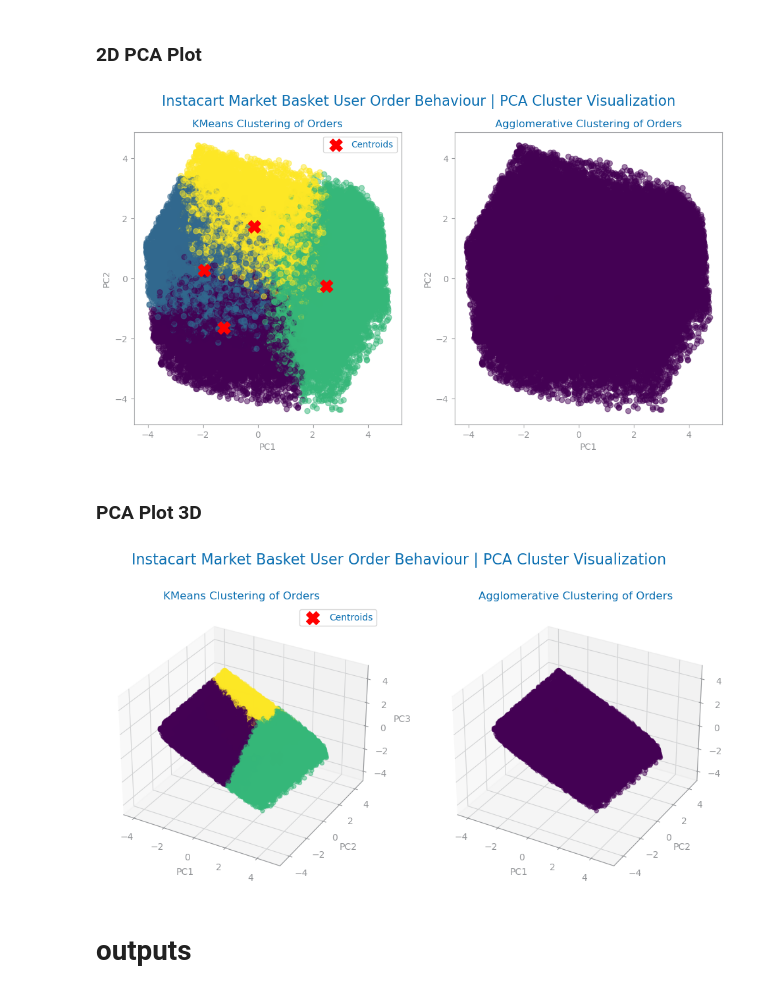
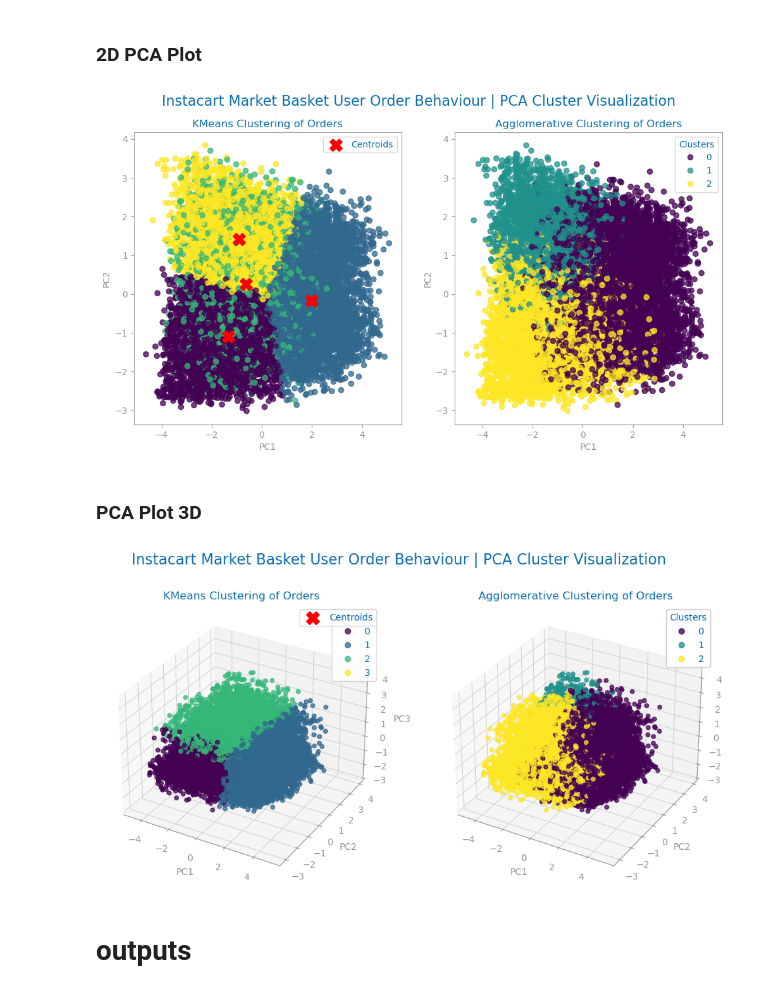
Before and after one commit to jvanalytics/ist_dash_2024_rec, a Jupyter notebook: non_supervised_analysis/notebooks/dataset_3/2_instacart_clustering.ipynb, the cells around one changed output. Cells and saved outputs as stored; diff of their text form; code cells hidden in the pictures.

```diff
--- a/non_supervised_analysis/notebooks/dataset_3/2_instacart_clustering.ipynb
+++ b/non_supervised_analysis/notebooks/dataset_3/2_instacart_clustering.ipynb
@@ -249,16 +389,14 @@ def drop_numeric_outliers(df, summary, numeric_vars, factor=1):
 
 
 
-users_df = truncate_outliers(users_df, summary5, numeric_vars)
+# users_df = truncate_outliers(users_df, summary5, numeric_vars)
 
 
-# outlier_drop = ['total_orders', 'total_products']
-users_df = drop_numeric_outliers(users_df, summary5, numeric_vars)
+outlier_drop = ['total_orders', 'mean_products','std_order_hour']
+users_df = drop_numeric_outliers(users_df, summary5, outlier_drop)
 
 
-users_df=users_df[users_df['total_orders']<=40]
-# users_df=users_df[users_df['total_products']<=1500]
-# users_df=users_df[users_df['order_day_variety']<=4]
+users_df=users_df[users_df['total_orders']<=25]
 
 
 # users_df = drop_numeric_outliers(users_df, summary5, numeric_vars)
@@ -397,7 +535,7 @@ plt.show()
 ## User Order Kmeans model
 # %%
 # Clustering
-reorder_kmeans = KMeans(n_clusters=3, random_state=42)
+reorder_kmeans = KMeans(n_clusters=4, random_state=42)
 reorder_y_pred_kmeans = reorder_kmeans.fit_predict(reorder_numeric_features_scaled)
 
 reorder_kmeans.cluster_centers_
@@ -452,7 +585,7 @@ Error:
 # %% [markdown]
 ## User Order Agglomerative Model
 # %%
-reorder_agglo = AgglomerativeClustering(n_clusters=3, metric='chebyshev', linkage='complete' )
+reorder_agglo = AgglomerativeClustering(n_clusters=3, metric='euclidean', linkage='complete' )
 reorder_y_pred_agglo = reorder_agglo.fit_predict(reorder_numeric_features_scaled)
 
 reorder_y_pred_agglo
@@ -540,7 +675,7 @@ plot_cluster_boxplots(users_df, features, cluster_labels)
 from sklearn.decomposition import PCA
 
 # Visualization
-pca_reorder = PCA(n_components=6)
+pca_reorder = PCA(n_components=8)
 numeric_features_pca = pca_reorder.fit_transform(reorder_numeric_features_scaled)
 
 pca_reorder_df = pd.DataFrame(numeric_features_pca, columns=[f'PC{i+1}' for i in range(numeric_features_pca.shape[1])])
@@ -574,58 +714,64 @@ plt.figure(figsize=(12, 6))
 
 # KMeans Clustering
 plt.subplot(121)
-plt.scatter(pca_reorder_df['PC1'], pca_reorder_df['PC2'], c=reorder_y_pred_kmeans, cmap='viridis', alpha=0.5)
+scatter_kmeans = plt.scatter(pca_reorder_df['PC1'], pca_reorder_df['PC2'], c=reorder_y_pred_kmeans, cmap='viridis', alpha=0.75)
 kmeans_centroids = pca_reorder.transform(reorder_kmeans.cluster_centers_)
 plt.scatter(kmeans_centroids[:, 0], kmeans_centroids[:, 1], c='red', marker='X', s=200, label='Centroids')
 plt.xlabel('PC1')
 plt.ylabel('PC2')
 plt.title('KMeans Clustering of Orders')
+plt.legend(*scatter_kmeans.legend_elements(), title="Clusters")
 plt.legend()
 
 # Agglomerative Clustering
 plt.subplot(122)
-plt.scatter(pca_reorder_df['PC1'], pca_reorder_df['PC2'], c=reorder_y_pred_agglo, cmap='viridis', alpha=0.5)
+scatter_agglo = plt.scatter(pca_reorder_df['PC1'], pca_reorder_df['PC2'], c=reorder_y_pred_agglo, cmap='viridis', alpha=0.75)
 # Agglomerative clustering does not have centroids, so we skip this part
 plt.xlabel('PC1')
 plt.ylabel('PC2')
 plt.title('Agglomerative Clustering of Orders')
+plt.legend(*scatter_agglo.legend_elements(), title="Clusters")
 
 plt.suptitle(f"{file_tag} User Order Behaviour | PCA Cluster Visualization", fontsize=16)
 
 plt.show()
 # %% [output]
-[figure, old version]
+[figure, new version]
 # %% [markdown]
 ### PCA Plot 3D
 # %%
 from mpl_toolkits.mplot3d import Axes3D
 
 fig = plt.figure(figsize=(12, 6))
 
 # KMeans Clustering
 ax = fig.add_subplot(121, projection='3d')
-ax.scatter(pca_reorder_df['PC1'], pca_reorder_df['PC2'], pca_reorder_df['PC3'], c=reorder_y_pred_kmeans, cmap='viridis', alpha=0.5)
+scatter_kmeans = ax.scatter(pca_reorder_df['PC1'], pca_reorder_df['PC2'], pca_reorder_df['PC3'], c=reorder_y_pred_kmeans, cmap='viridis', alpha=0.75)
 kmeans_centroids_3d = pca_reorder.transform(reorder_kmeans.cluster_centers_)
 ax.scatter(kmeans_centroids_3d[:, 0], kmeans_centroids_3d[:, 1], kmeans_centroids_3d[:, 2], c='red', marker='X', s=200, label='Centroids')
 ax.set_xlabel('PC1')
 ax.set_ylabel('PC2')
 ax.set_zlabel('PC3')
 ax.set_title('KMeans Clustering of Orders')
+legend1 = ax.legend(*scatter_kmeans.legend_elements(), title="Clusters")
+ax.add_artist(legend1)
 ax.legend()
 
 # Agglomerative Clustering
 ax = fig.add_subplot(122, projection='3d')
-ax.scatter(pca_reorder_df['PC1'], pca_reorder_df['PC2'], pca_reorder_df['PC3'], c=reorder_y_pred_agglo, cmap='viridis', alpha=0.5)
+scatter_agglo = ax.scatter(pca_reorder_df['PC1'], pca_reorder_df['PC2'], pca_reorder_df['PC3'], c=reorder_y_pred_agglo, cmap='viridis', alpha=0.75)
 # Agglomerative clustering does not have centroids, so we skip this part
 ax.set_xlabel('PC1')
 ax.set_ylabel('PC2')
 ax.set_zlabel('PC3')
 ax.set_title('Agglomerative Clustering of Orders')
+legend2 = ax.legend(*scatter_agglo.legend_elements(), title="Clusters")
+ax.add_artist(legend2)
 
 fig.suptitle(f"{file_tag} User Order Behaviour | PCA Cluster Visualization", fontsize=16)
 
 plt.show()
 # %% [output]
-[figure, old version]
+[figure, new version]
 # %% [markdown]
 # outputs
```
Also changed, not shown: parts of 26 cells of this notebook, 10 other files.
